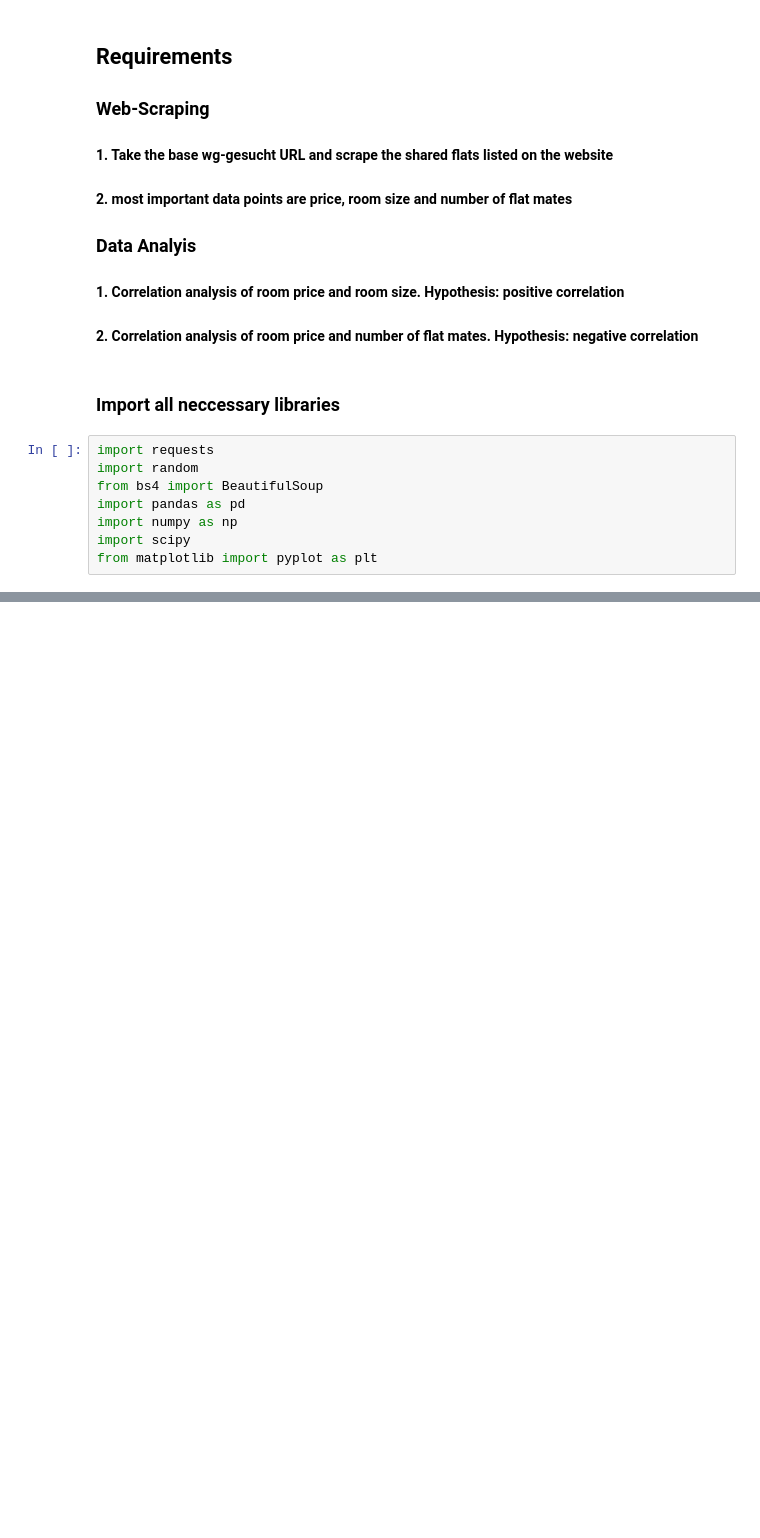
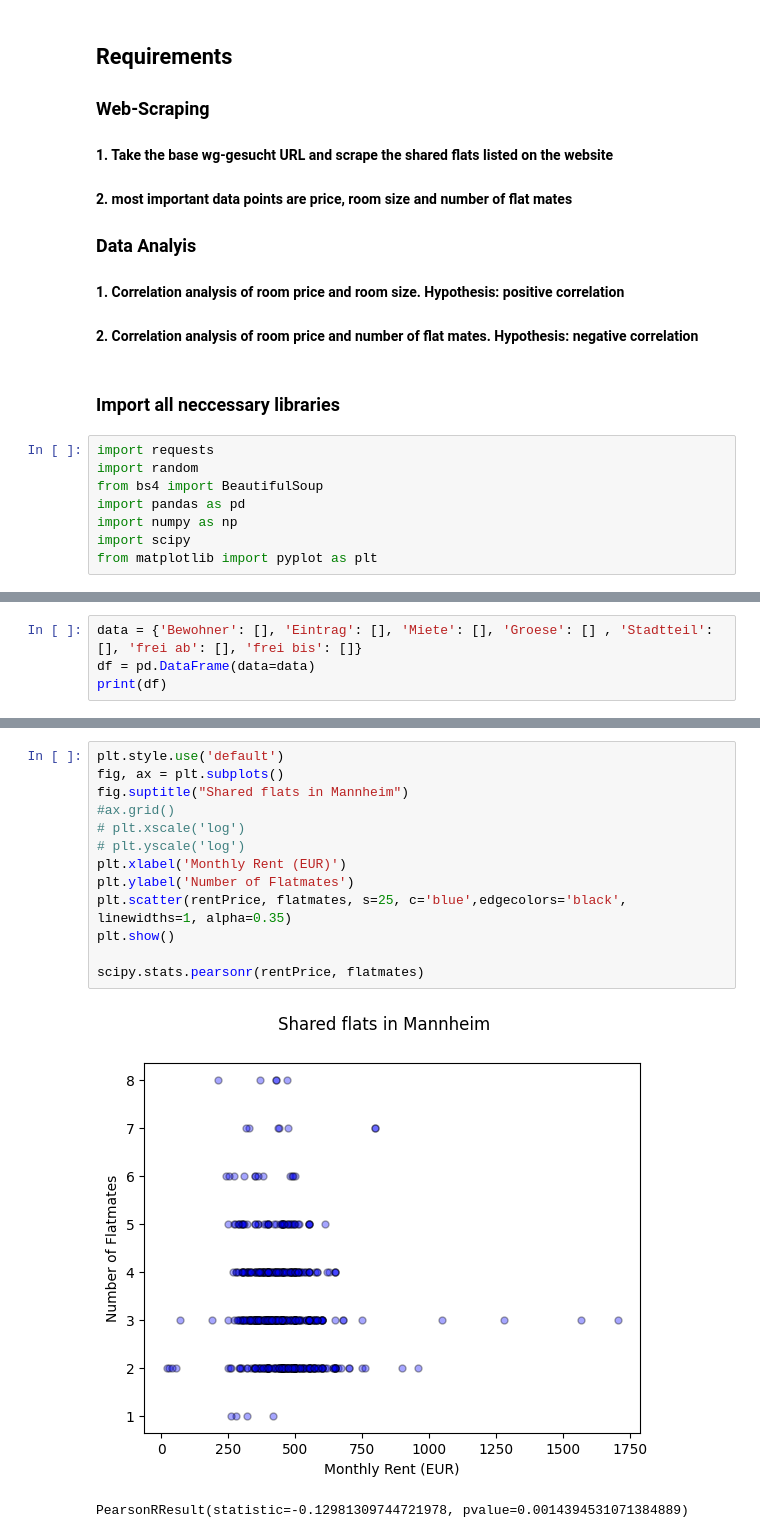
Before and after one commit to lukaslinss98/IntegrationsSeminar, a Jupyter notebook: IntegrationsSeminar.ipynb, the cells around one changed output, grey strips where cells are left out. Cells and saved outputs as stored; diff of their text form; blank space fills up the shorter version.

```diff
--- a/IntegrationsSeminar.ipynb
+++ b/IntegrationsSeminar.ipynb
@@ -26,0 +21,4 @@ print(rentPrice, roomSize)
+# %%
+data = {'Bewohner': [], 'Eintrag': [], 'Miete': [], 'Groese': [] , 'Stadtteil': [], 'frei ab': [], 'frei bis': []}
+df = pd.DataFrame(data=data)
+print(df)
@@ -131,0 +168,16 @@ PearsonRResult(statistic=0.3187299529509427, pvalue=6.77231350348171e-11)
+# %%
+plt.style.use('default')
+fig, ax = plt.subplots()
+fig.suptitle("Shared flats in Mannheim")
+#ax.grid()
+# plt.xscale('log')
+# plt.yscale('log')
+plt.xlabel('Monthly Rent (EUR)')
+plt.ylabel('Number of Flatmates')
+plt.scatter(rentPrice, flatmates, s=25, c='blue',edgecolors='black', linewidths=1, alpha=0.35)
+plt.show()
+
+scipy.stats.pearsonr(rentPrice, flatmates)
+# %% [output]
+[figure, added]
+PearsonRResult(statistic=-0.12981309744721978, pvalue=0.0014394531071384889)
```
Also changed, not shown: parts of 9 cells of this notebook, 1 other file.
